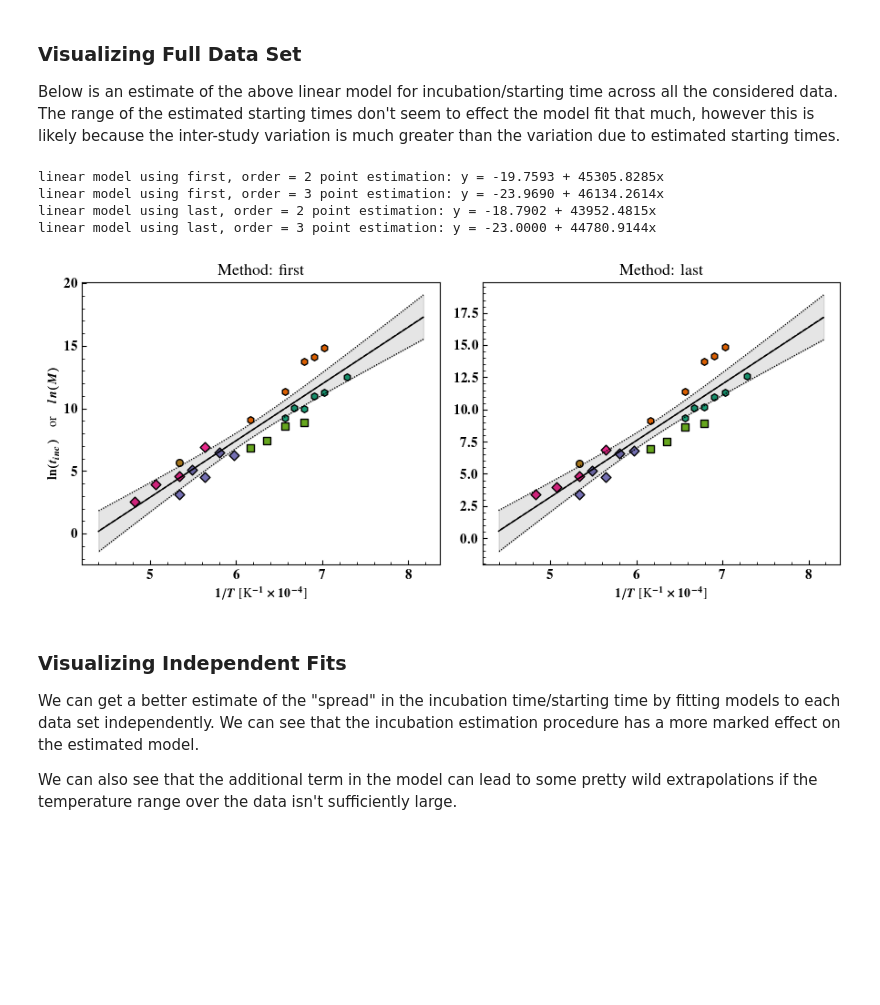
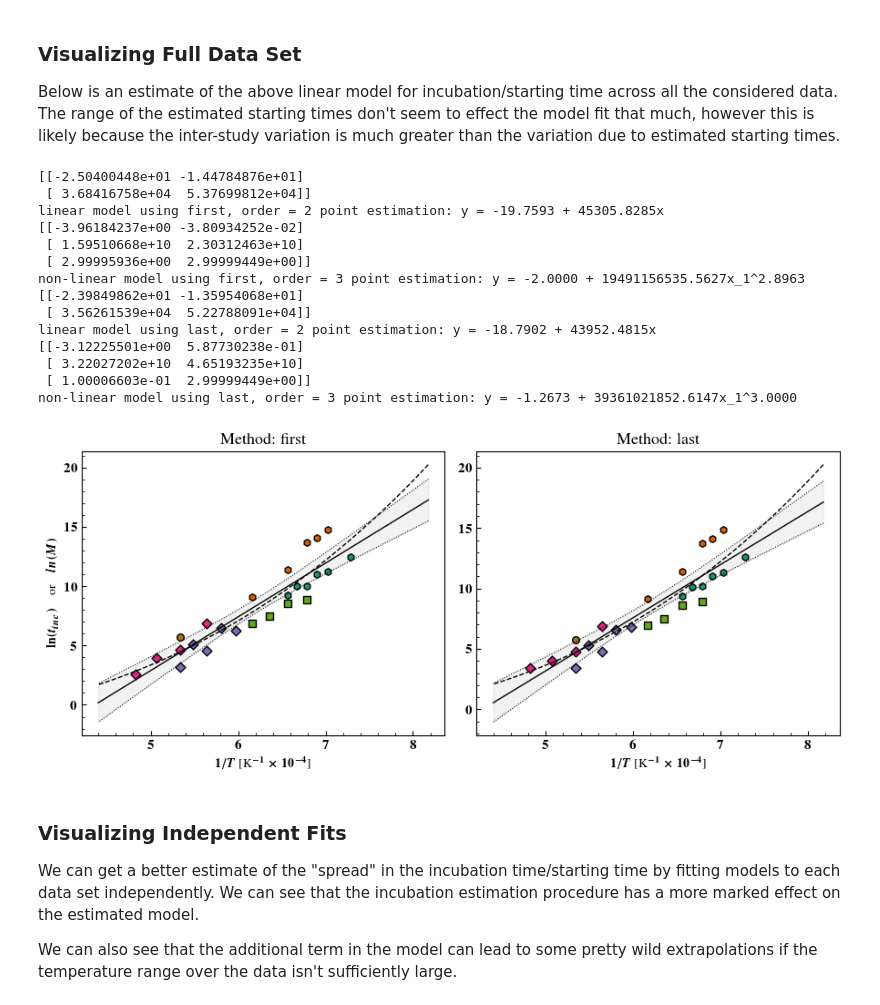
Before and after one commit to ml-ME-gatech/modeling_tungsten, a Jupyter notebook: recrystallization/arrhenius_process_estimation.ipynb, the cells around one changed output. Cells and saved outputs as stored; diff of their text form; code cells hidden in the pictures; blank space fills up the shorter version.

```diff
--- a/recrystallization/arrhenius_process_estimation.ipynb
+++ b/recrystallization/arrhenius_process_estimation.ipynb
@@ -400,48 +391,58 @@ for (method,thresh),ax in zip([('first',0.005),('last',0.02)],axes):
     ax.set_xlabel(r'$1/T$ [K$^{-1} \times 10^{-4}$]')
 
     ## scatter plot full data set
     dataset = []
     for i,file in enumerate(data_file):
         data = pd.read_csv(file,index_col = 0)
         data['temperature'] += 273.15
         data['time'] *= multiplier[i]
         dataset.append(data)
         tinc = get_tinc_estimates(data,thresh = thresh,method = method)
         ax.scatter(1/tinc['temperature']*1e4,np.log(tinc['tinc']),facecolor = colors[i],edgecolor = 'k',
                 lw = 1.0,s = sizes[i],marker = markers[i],label = labels[i])
 
     #use simple linear regression to estimate the incubation/starting time
 
     for order,ls in zip([2,3],['-','--']):
-        ols_res,tform,_ = estimate_incubation_time_function(dataset,thresh = thresh,method = method,
+        result,_ = estimate_incubation_time_function(dataset,thresh = thresh,method = method,
                                                             est_order = order)
 
-        if ols_res.params.shape[0] == 2:
-            model_fmt = 'y = {:.4f} + {:.4f}x'.format(*ols_res.params)
+        if result.params.shape[0] == 2:
+            model_fmt = 'y = {:.4f} + {:.4f}x'.format(*result.params)
         else:
-            model_fmt = 'y = {:.4f} + {:.4f}x_1 + {:.4f}x_2'.format(*ols_res.params)
+            model_fmt = 'y = {:.4f} + {:.4f}x_1^{:.4f}'.format(*result.params)
 
-        print(f'linear model using {method}, order = {order} point estimation' + ': ' + model_fmt)
-        #plot the linear regression
+        #plot the regression
         xplot = np.linspace(950,2000,100) + 273.15
-        pred_res = ols_res.get_prediction(tform(xplot))
         if order == 2:
-            yhat = pred_res.predicted_mean
-            ci_yhat = pred_res.conf_int(alpha = 0.05)
+            print(f'linear model using {method}, order = {order} point estimation' + ': ' + model_fmt)
+            yhat = result.log_predict(xplot)
+            ci_yhat = result.ols_results.get_prediction(result.tform(xplot)).conf_int(alpha = 0.05)
+            ci_plot(ax,1/xplot*1e4,yhat,*ci_yhat.T,ls = ls,ci_ls = ':',alpha = 0.05)
         else:
-            yhat = pred_res.predicted_mean + 0.5*np.log(xplot)
-            ci_yhat = pred_res.conf_int(alpha = 0.05) + 0.5*np.log(xplot)[:,np.newaxis]
+            print(f'non-linear model using {method}, order = {order} point estimation' + ': ' + model_fmt)
+            yhat = result.log_predict(xplot)
+            ax.plot(1/xplot*1e4,yhat,ls = ls,lw = 1,color = 'k')
 
-        ci_plot(ax,1/xplot*1e4,yhat,*ci_yhat.T,ls = ls,ci_ls = ':',alpha = 0.05)
 
 axes[0].set_ylabel(r'$\ln(t_{inc}) \quad \text{or} \quad ln(M)$')
 fig.tight_layout()
 # %% [output]
+[[-2.50400448e+01 -1.44784876e+01]
+ [ 3.68416758e+04  5.37699812e+04]]
 linear model using first, order = 2 point estimation: y = -19.7593 + 45305.8285x
-linear model using first, order = 3 point estimation: y = -23.9690 + 46134.2614x
+[[-3.96184237e+00 -3.80934252e-02]
+ [ 1.59510668e+10  2.30312463e+10]
+ [ 2.99995936e+00  2.99999449e+00]]
+non-linear model using first, order = 3 point estimation: y = -2.0000 + 19491156535.5627x_1^2.8963
+[[-2.39849862e+01 -1.35954068e+01]
+ [ 3.56261539e+04  5.22788091e+04]]
 linear model using last, order = 2 point estimation: y = -18.7902 + 43952.4815x
-linear model using last, order = 3 point estimation: y = -23.0000 + 44780.9144x
+[[-3.12225501e+00  5.87730238e-01]
+ [ 3.22027202e+10  4.65193235e+10]
+ [ 1.00006603e-01  2.99999449e+00]]
+non-linear model using last, order = 3 point estimation: y = -1.2673 + 39361021852.6147x_1^3.0000
-[figure, old version]
+[figure, new version]
 # %% [markdown]
 ### Visualizing Independent Fits
 
```
Also changed, not shown: parts of 5 cells of this notebook, 2 other files.
